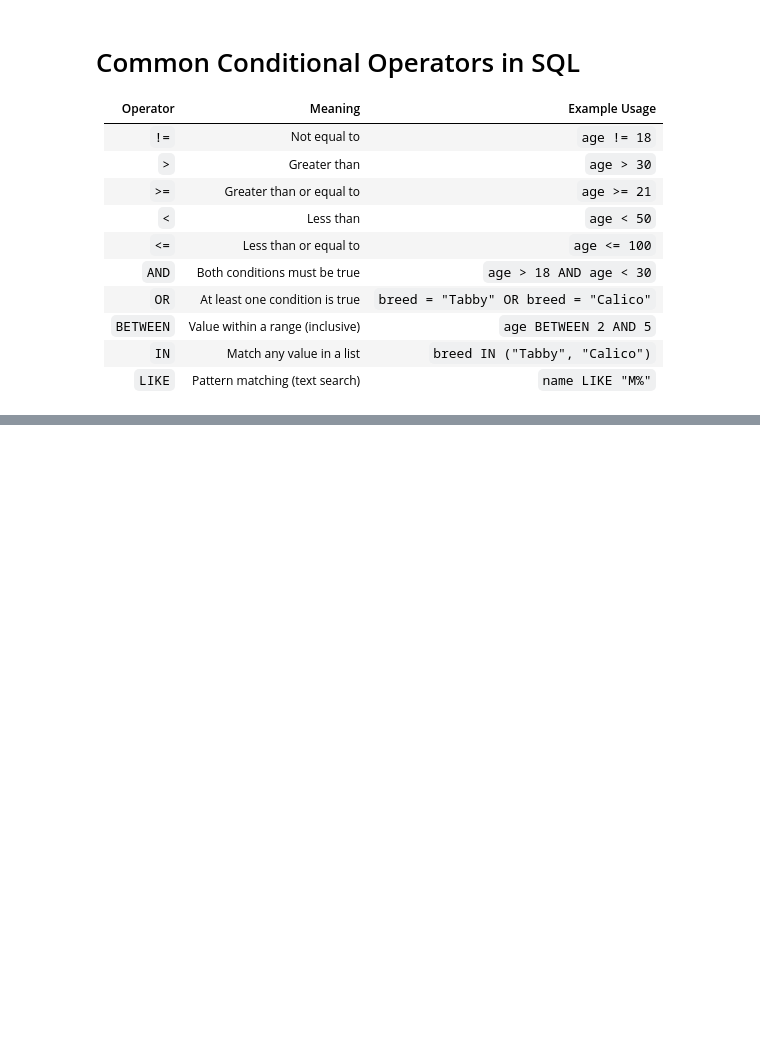
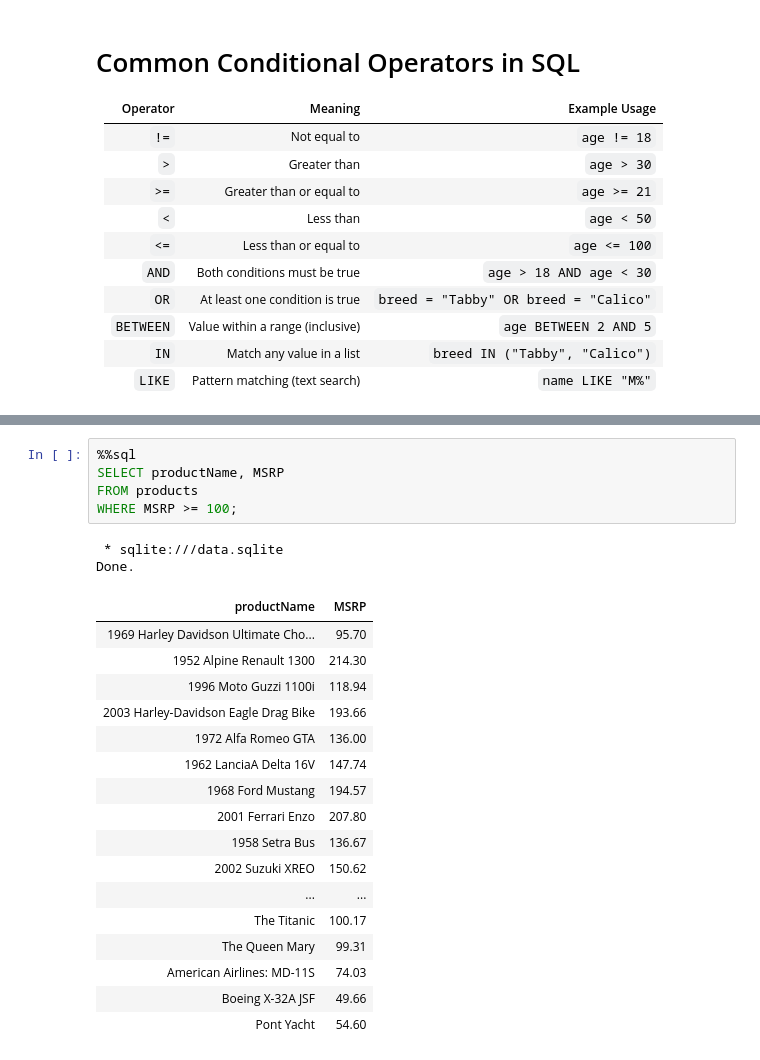
Before and after one commit to karusamuel/intro_to_sql, a Jupyter notebook: index.ipynb, the cells around one changed output, grey strips where cells are left out. Saved outputs shown, nothing was run; the diff lists cells and outputs as text; blank space fills up the shorter version.

```diff
--- a/index.ipynb
+++ b/index.ipynb
@@ -806,0 +889,25 @@ Rows (only Patterson records)
+# %%
+%%sql
+SELECT productName, MSRP
+FROM products
+WHERE MSRP >= 100;
+# %% [output]
+ * sqlite:///data.sqlite
+Done.
+| productName | MSRP |
+| 1969 Harley Davidson Ultimate Cho... | 95.70 |
+| 1952 Alpine Renault 1300 | 214.30 |
+| 1996 Moto Guzzi 1100i | 118.94 |
+| 2003 Harley-Davidson Eagle Drag Bike | 193.66 |
+| 1972 Alfa Romeo GTA | 136.00 |
+| 1962 LanciaA Delta 16V | 147.74 |
+| 1968 Ford Mustang | 194.57 |
+| 2001 Ferrari Enzo | 207.80 |
+| 1958 Setra Bus | 136.67 |
+| 2002 Suzuki XREO | 150.62 |
+| ... | ... |
+| The Titanic | 100.17 |
+| The Queen Mary | 99.31 |
+| American Airlines: MD-11S | 74.03 |
+| Boeing X-32A JSF | 49.66 |
+| Pont Yacht | 54.60 |
```
Also changed, not shown: parts of 21 cells of this notebook.
